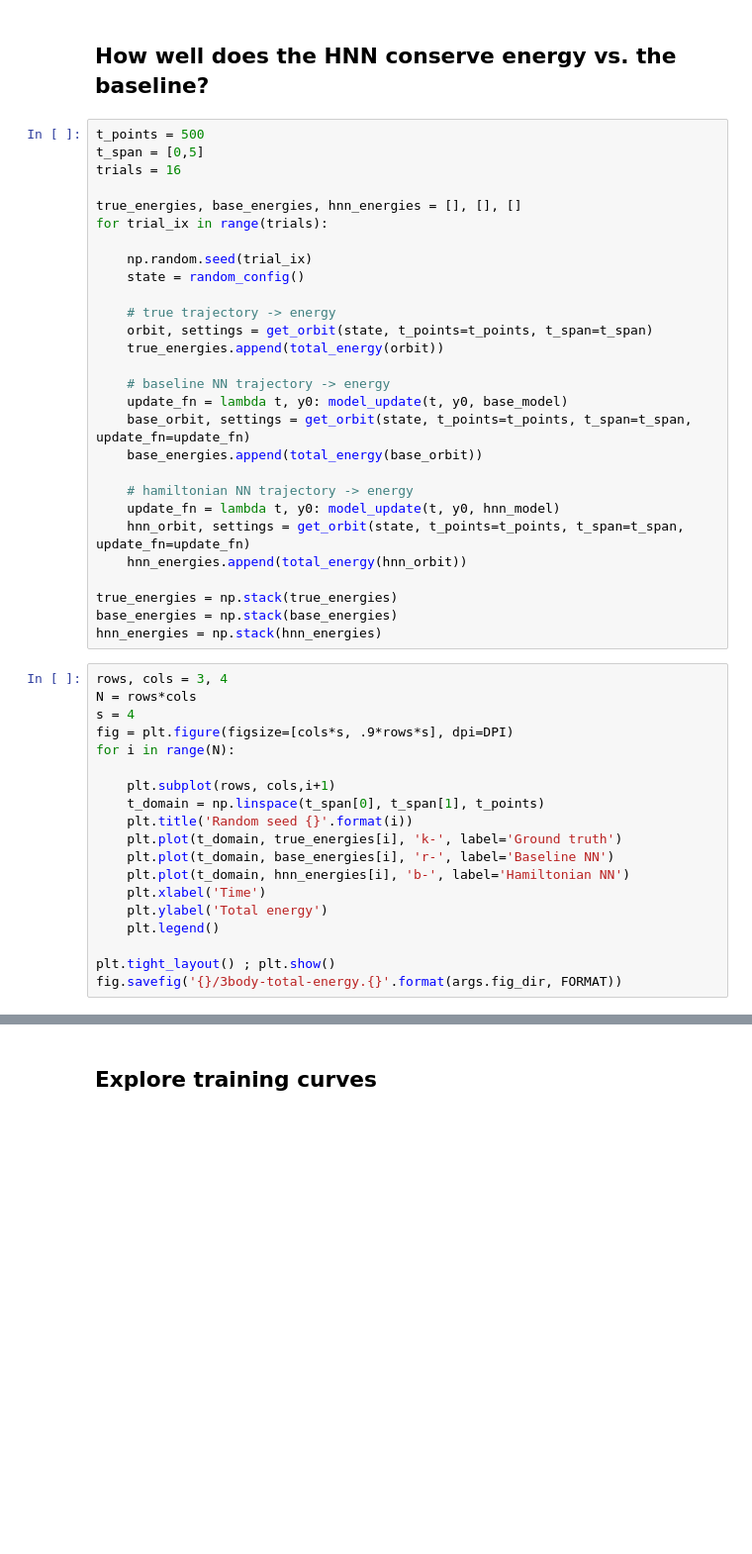
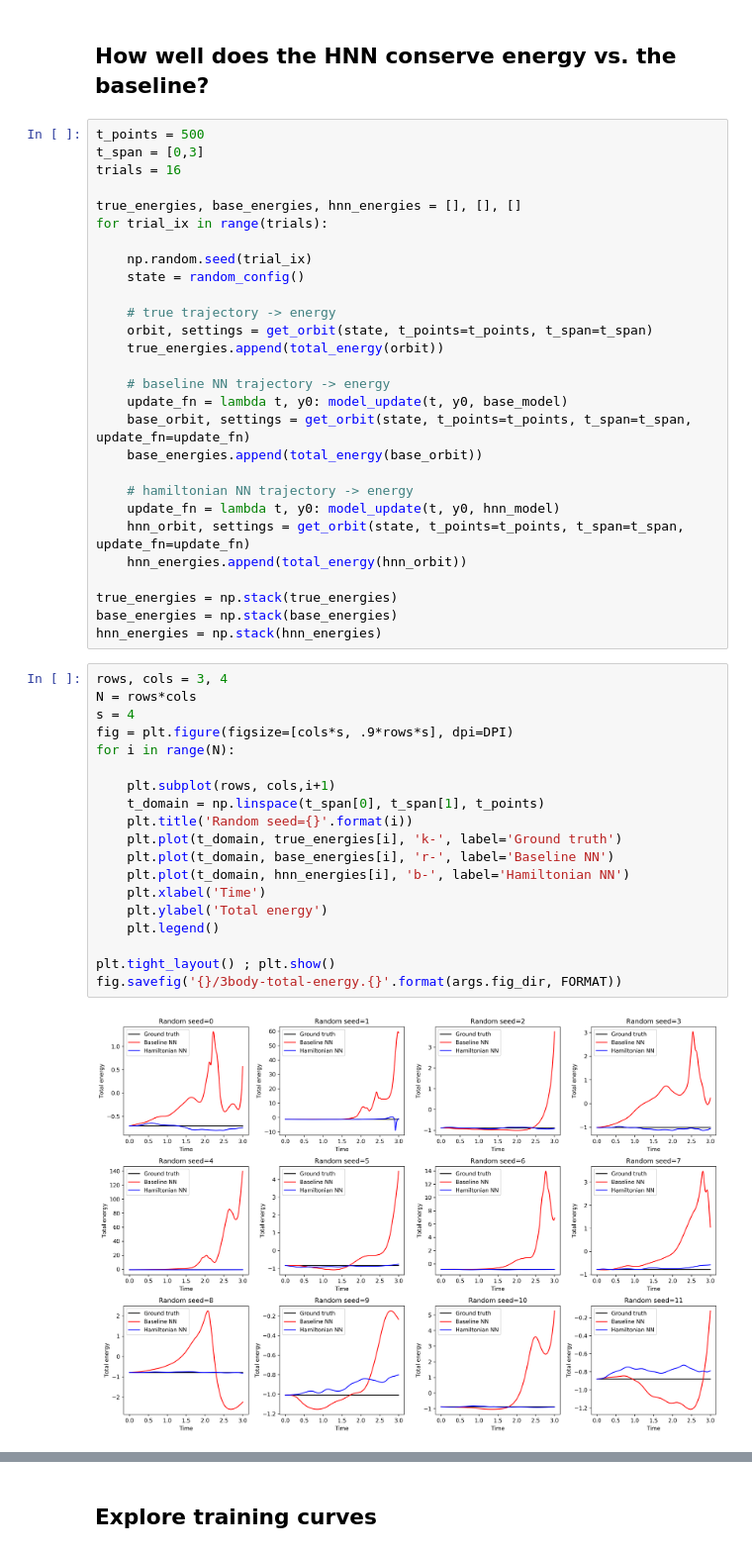
Before and after one commit to greydanus/hamiltonian-nn, a Jupyter notebook: analyze-3body.ipynb, the cells around one changed output, grey strips where cells are left out. Shown at 99% size. Saved outputs shown, nothing was run; the diff lists cells and outputs as text; blank space fills up the shorter version.

```diff
--- a/analyze-3body.ipynb
+++ b/analyze-3body.ipynb
@@ -420,7 +422,7 @@ print('\nfinished.')
 ## How well does the HNN conserve energy vs. the baseline?
 # %%
 t_points = 500
-t_span = [0,5]
+t_span = [0,3]
 trials = 16
 
 true_energies, base_energies, hnn_energies = [], [], []
@@ -449,22 +451,24 @@ hnn_energies = np.stack(hnn_energies)
 # %%
 rows, cols = 3, 4
 N = rows*cols
 s = 4
 fig = plt.figure(figsize=[cols*s, .9*rows*s], dpi=DPI)
 for i in range(N):
 
     plt.subplot(rows, cols,i+1)
     t_domain = np.linspace(t_span[0], t_span[1], t_points)
-    plt.title('Random seed {}'.format(i))
+    plt.title('Random seed={}'.format(i))
     plt.plot(t_domain, true_energies[i], 'k-', label='Ground truth')
     plt.plot(t_domain, base_energies[i], 'r-', label='Baseline NN')
     plt.plot(t_domain, hnn_energies[i], 'b-', label='Hamiltonian NN')
     plt.xlabel('Time')
     plt.ylabel('Total energy')
     plt.legend()
 
 plt.tight_layout() ; plt.show()
 fig.savefig('{}/3body-total-energy.{}'.format(args.fig_dir, FORMAT))
+# %% [output]
+[figure, added]
 # %%
 print('Baseline NN energy MSE: {:.3e}'.format(np.mean((true_energies - base_energies)**2)))
 print('Hamiltonian NN energy MSE: {:.3e}'.format(np.mean((true_energies - hnn_energies)**2)))
```
Also changed, not shown: parts of 7 cells of this notebook, 46 other files.
